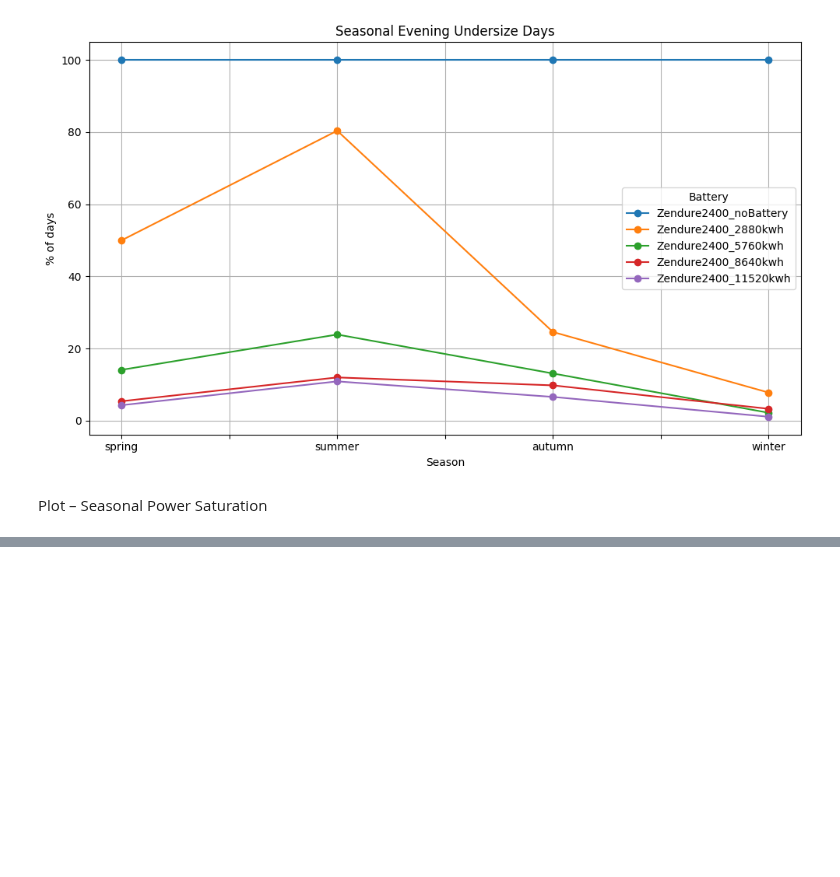
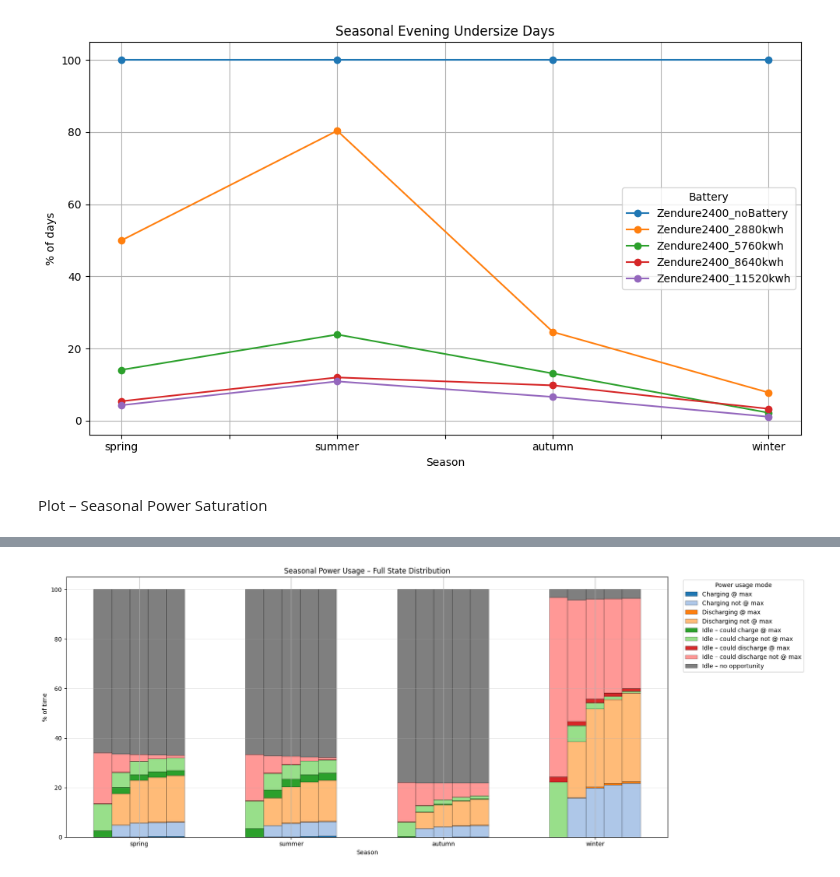
Before and after one commit to nicoMeynet/BatterySimu, a Jupyter notebook: battery_comparison_season.ipynb, the cells around one changed output, grey strips where cells are left out. Cells and saved outputs as stored; diff of their text form; code cells hidden in the pictures; blank space fills up the shorter version.

```diff
--- a/battery_comparison_season.ipynb
+++ b/battery_comparison_season.ipynb
@@ -379,0 +399,78 @@ plt.show()
+# %%
+STACK_COMPONENTS = [
+    # Charging
+    ("charging_at_max_pct", "Charging @ max", "#1f77b4"),
+    ("charging_not_at_max_pct", "Charging not @ max", "#aec7e8"),
+
+    # Discharging
+    ("discharging_at_max_pct", "Discharging @ max", "#ff7f0e"),
+    ("discharging_not_at_max_pct", "Discharging not @ max", "#ffbb78"),
+
+    # Idle – could charge
+    ("idle_could_charge_at_max_pct", "Idle – could charge @ max", "#2ca02c"),
+    ("idle_could_charge_not_at_max_pct", "Idle – could charge not @ max", "#98df8a"),
+
+    # Idle – could discharge
+    ("idle_could_discharge_at_max_pct", "Idle – could discharge @ max", "#d62728"),
+    ("idle_could_discharge_not_at_max_pct", "Idle – could discharge not @ max", "#ff9896"),
+
+    # Idle – no opportunity
+    ("idle_no_opportunity_pct", "Idle – no opportunity", "#7f7f7f"),
+]
+
+import numpy as np
+
+seasons = SEASON_ORDER
+n_seasons = len(seasons)
+n_batteries = len(scenario_order)
+
+x = np.arange(n_seasons)
+bar_width = 0.12
+
+plt.figure(figsize=(18, 7))
+
+for b_idx, scenario in enumerate(scenario_order):
+    subset = (
+        df_energy[df_energy["scenario"] == scenario]
+        .set_index("season")
+        .reindex(seasons)
+    )
+
+    bottom = np.zeros(n_seasons)
+    x_pos = x + b_idx * bar_width
+
+    for col, label, color in STACK_COMPONENTS:
+        values = subset[col].values
+        plt.bar(
+            x_pos,
+            values,
+            width=bar_width,
+            bottom=bottom,
+            color=color,
+            edgecolor="black",
+            linewidth=0.3,
+            label=label if b_idx == 0 else None
+        )
+        bottom += values
+
+# X-axis ticks centered on battery groups
+plt.xticks(
+    x + bar_width * (n_batteries - 1) / 2,
+    seasons
+)
+
+plt.xlabel("Season")
+plt.ylabel("% of time")
+plt.title("Seasonal Power Usage – Full State Distribution")
+
+plt.legend(
+    title="Power usage mode",
+    bbox_to_anchor=(1.02, 1),
+    loc="upper left"
+)
+
+plt.grid(axis="y", alpha=0.3)
+plt.tight_layout()
+plt.show()
+# %% [output]
+[figure, added]
```
Also changed, not shown: parts of 5 cells of this notebook, 4 other files.
